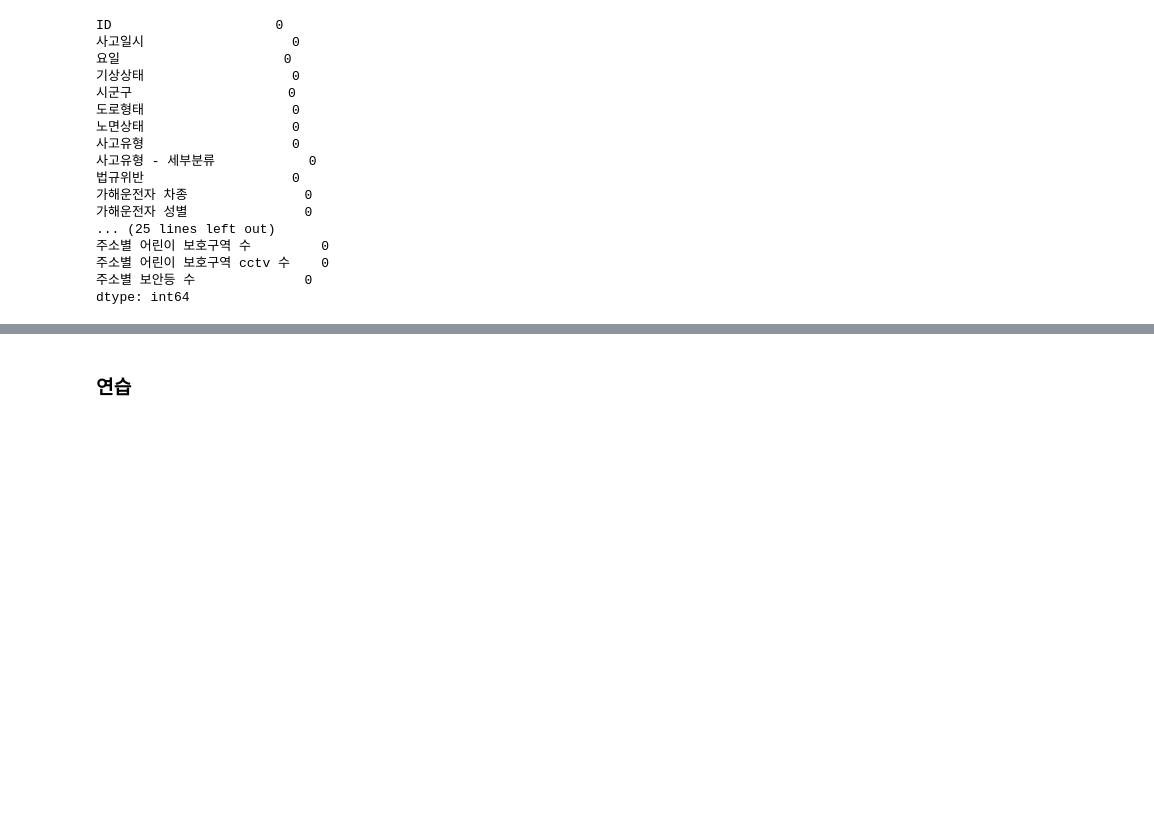
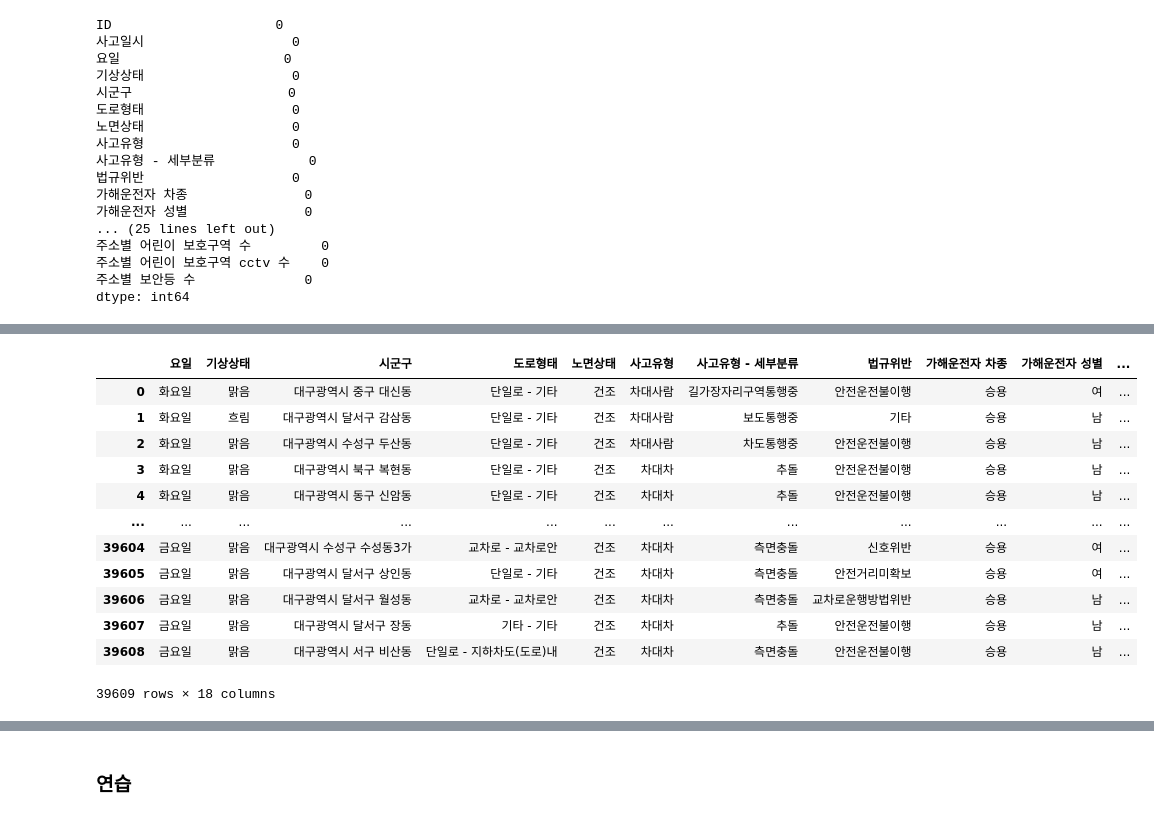
Before and after one commit to nyeokinyeoki/dacon_accident, a Jupyter notebook: accident.ipynb, the cells around one changed output, grey strips where cells are left out. Saved outputs shown, nothing was run; the diff lists cells and outputs as text; code cells hidden in the pictures; blank space fills up the shorter version.

```diff
--- a/accident.ipynb
+++ b/accident.ipynb
@@ -697,0 +820,30 @@ dtype: int64
+# %%
+# 분리된 월과 시각을 계절과 시간대로 변경
+
+df_train_join["사고 계절"] = 0
+df_train_join["사고 시간대"] = 0
+
+for r in range(df_train_join.shape[0]) :
+
+    # 각 사고 월을 계절로 치환
+    if (df_train_join.loc[r,"사고 월"] >= 3) & (df_train_join.loc[r,"사고 월"] < 6) :
+        df_train_join.loc[r,"사고 계절"] = "봄"
+    elif (df_train_join.loc[r,"사고 월"] >= 6) & (df_train_join.loc[r,"사고 월"] < 9) :
+        df_train_join.loc[r,"사고 계절"] = "여름"
+    elif (df_train_join.loc[r,"사고 월"] >= 9) & (df_train_join.loc[r,"사고 월"] < 12) :
+        df_train_join.loc[r,"사고 계절"] = "가을"
+    else :
+        df_train_join.loc[r,"사고 계절"] = "겨울"
+
+
+    # 각 사고 시각을 시간대로 치환
+    if (df_train_join.loc[r,"사고 시각"] >= 0) & (df_train_join.loc[r,"사고 시각"] < 6) :
+        df_train_join.loc[r,"사고 시간대"] = "새벽"
+    elif (df_train_join.loc[r,"사고 시각"] >= 6) & (df_train_join.loc[r,"사고 시각"] < 12) :
+        df_train_join.loc[r,"사고 시간대"] = "아침"
+    elif (df_train_join.loc[r,"사고 시각"] >= 12) & (df_train_join.loc[r,"사고 시각"] < 18) :
+        df_train_join.loc[r,"사고 시간대"] = "점심"
+    else :
+        df_train_join.loc[r,"사고 시간대"] = "저녁"
+
+df_train_join[["사고일시", "사고 월", "사고 시각","사고 계절","사고 시간대"]]
@@ -697,0 +864,18 @@ dtype: int64
+# %%
+object_select = df_train_join.select_dtypes("object").drop(["ID"], axis=1)
+
+object_select
+# %% [output]
+|  | 요일 | 기상상태 | 시군구 | 도로형태 | 노면상태 | 사고유형 | 사고유형 - 세부분류 | 법규위반 | 가해운전자 차종 | 가해운전자 성별 | ... |
+| 0 | 화요일 | 맑음 | 대구광역시 중구 대신동 | 단일로 - 기타 | 건조 | 차대사람 | 길가장자리구역통행중 | 안전운전불이행 | 승용 | 여 | ... |
+| 1 | 화요일 | 흐림 | 대구광역시 달서구 감삼동 | 단일로 - 기타 | 건조 | 차대사람 | 보도통행중 | 기타 | 승용 | 남 | ... |
+| 2 | 화요일 | 맑음 | 대구광역시 수성구 두산동 | 단일로 - 기타 | 건조 | 차대사람 | 차도통행중 | 안전운전불이행 | 승용 | 남 | ... |
+| 3 | 화요일 | 맑음 | 대구광역시 북구 복현동 | 단일로 - 기타 | 건조 | 차대차 | 추돌 | 안전운전불이행 | 승용 | 남 | ... |
+| 4 | 화요일 | 맑음 | 대구광역시 동구 신암동 | 단일로 - 기타 | 건조 | 차대차 | 추돌 | 안전운전불이행 | 승용 | 남 | ... |
+| ... | ... | ... | ... | ... | ... | ... | ... | ... | ... | ... | ... |
+| 39604 | 금요일 | 맑음 | 대구광역시 수성구 수성동3가 | 교차로 - 교차로안 | 건조 | 차대차 | 측면충돌 | 신호위반 | 승용 | 여 | ... |
+| 39605 | 금요일 | 맑음 | 대구광역시 달서구 상인동 | 단일로 - 기타 | 건조 | 차대차 | 측면충돌 | 안전거리미확보 | 승용 | 여 | ... |
+| 39606 | 금요일 | 맑음 | 대구광역시 달서구 월성동 | 교차로 - 교차로안 | 건조 | 차대차 | 측면충돌 | 교차로운행방법위반 | 승용 | 남 | ... |
+| 39607 | 금요일 | 맑음 | 대구광역시 달서구 장동 | 기타 - 기타 | 건조 | 차대차 | 추돌 | 안전운전불이행 | 승용 | 남 | ... |
+| 39608 | 금요일 | 맑음 | 대구광역시 서구 비산동 | 단일로 - 지하차도(도로)내 | 건조 | 차대차 | 측면충돌 | 안전운전불이행 | 승용 | 남 | ... |
+39609 rows × 18 columns
```
Also changed, not shown: parts of 22 cells of this notebook.
